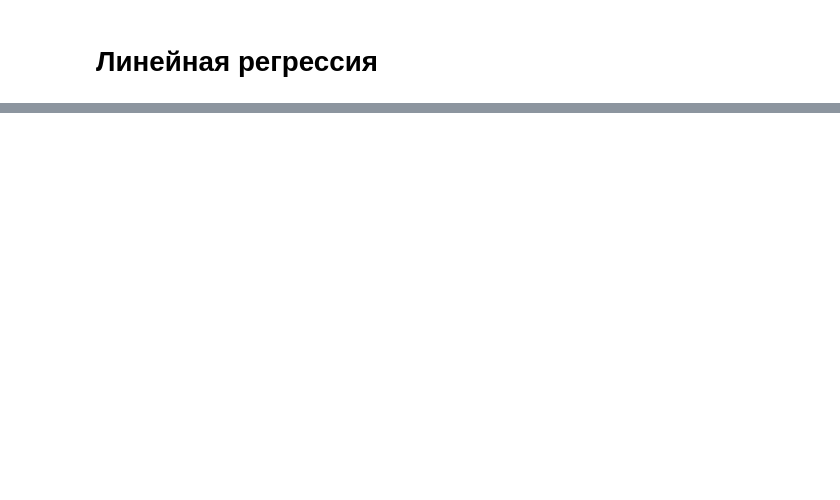
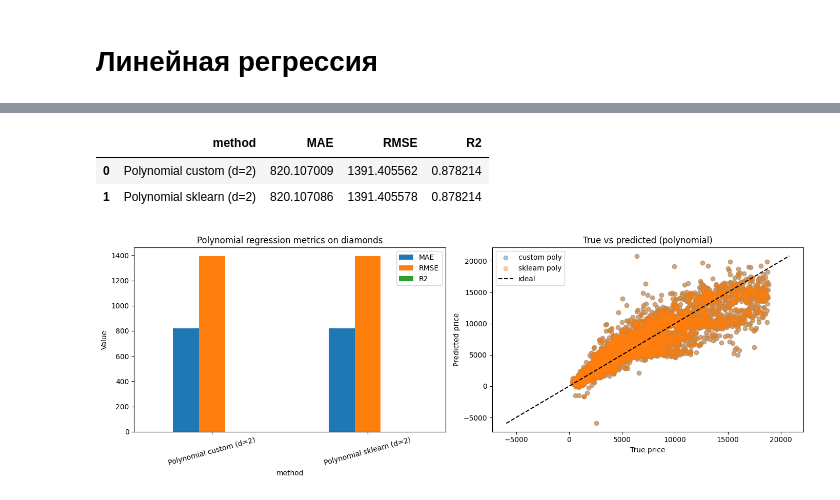
Before and after one commit to LunisLinus/machine_learning, a Jupyter notebook: linear_regression/regression.ipynb, the cells around one changed output, grey strips where cells are left out. Saved outputs shown, nothing was run; the diff lists cells and outputs as text; code cells hidden in the pictures; blank space fills up the shorter version.

```diff
--- a/linear_regression/regression.ipynb
+++ b/linear_regression/regression.ipynb
@@ -238,0 +117,51 @@ plt.show()
+# %%
+numeric_cols = ["carat", "depth", "table", "x", "y", "z"]
+X_num = data[numeric_cols].to_numpy(dtype=float)
+y = data["price"].to_numpy(dtype=float)
+
+X_train_num, X_test_num, y_train_num, y_test_num = train_test_split(
+    X_num, y, test_size=0.2, random_state=SEED
+)
+
+degree = 2
+
+poly_custom = PolynomialRegression(degree=degree).fit(X_train_num, y_train_num)
+y_pred_poly_custom = poly_custom.predict(X_test_num)
+
+pf = PolynomialFeatures(degree=degree, include_bias=False)
+X_train_poly = pf.fit_transform(X_train_num)
+X_test_poly = pf.transform(X_test_num)
+poly_sk = SklearnLinearRegression().fit(X_train_poly, y_train_num)
+y_pred_poly_sk = poly_sk.predict(X_test_poly)
+
+poly_results = pd.DataFrame([
+    {"method": "Polynomial custom (d=2)", "MAE": mae(y_test_num, y_pred_poly_custom), "RMSE": rmse(y_test_num, y_pred_poly_custom), "R2": r2(y_test_num, y_pred_poly_custom)},
+    {"method": "Polynomial sklearn (d=2)", "MAE": mae(y_test_num, y_pred_poly_sk), "RMSE": rmse(y_test_num, y_pred_poly_sk), "R2": r2(y_test_num, y_pred_poly_sk)},
+])
+
+poly_results
+# %% [output]
+|  | method | MAE | RMSE | R2 |
+| 0 | Polynomial custom (d=2) | 820.107009 | 1391.405562 | 0.878214 |
+| 1 | Polynomial sklearn (d=2) | 820.107086 | 1391.405578 | 0.878214 |
+# %%
+fig, axes = plt.subplots(1, 2, figsize=(14, 5))
+
+poly_results.set_index("method")[["MAE", "RMSE", "R2"]].plot(kind="bar", ax=axes[0], rot=15)
+axes[0].set_title("Polynomial regression metrics on diamonds")
+axes[0].set_ylabel("Value")
+
+axes[1].scatter(y_test_num, y_pred_poly_custom, alpha=0.4, label="custom poly")
+axes[1].scatter(y_test_num, y_pred_poly_sk, alpha=0.4, label="sklearn poly")
+min_v = float(min(y_test_num.min(), y_pred_poly_custom.min(), y_pred_poly_sk.min()))
+max_v = float(max(y_test_num.max(), y_pred_poly_custom.max(), y_pred_poly_sk.max()))
+axes[1].plot([min_v, max_v], [min_v, max_v], "k--", label="ideal")
+axes[1].set_title("True vs predicted (polynomial)")
+axes[1].set_xlabel("True price")
+axes[1].set_ylabel("Predicted price")
+axes[1].legend()
+
+plt.tight_layout()
+plt.show()
+# %% [output]
+[figure, added]
```
Also changed, not shown: parts of 35 cells of this notebook, 3 other files.
